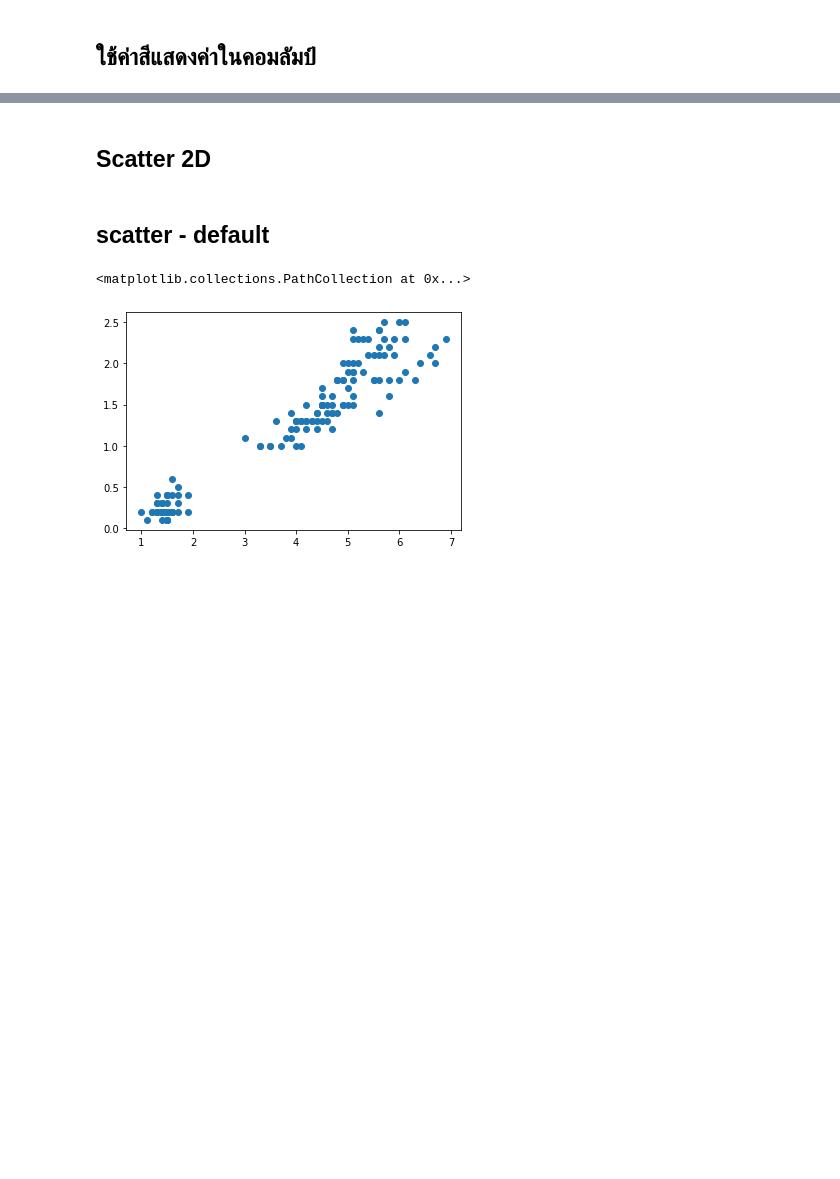
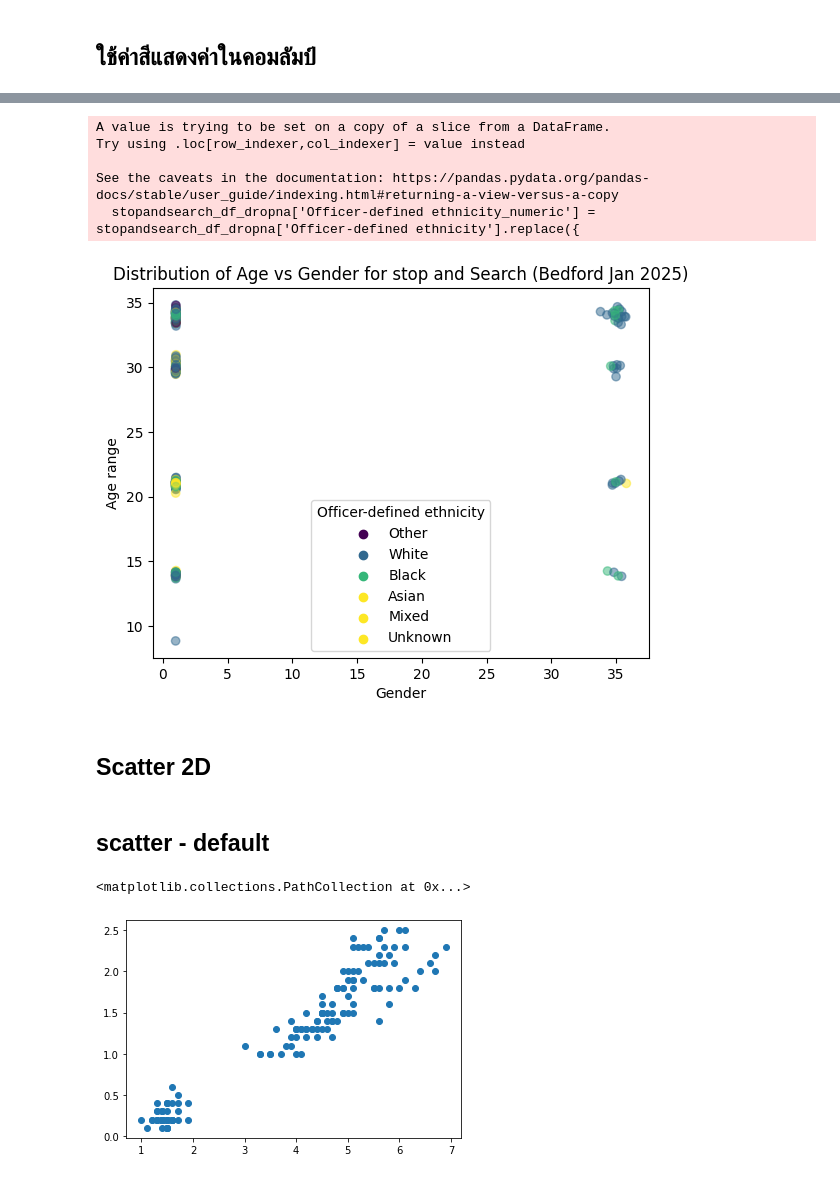
Before and after one commit to Tanny-H/dataviz2025, a Jupyter notebook: Visualize_Data_Distribution.ipynb, the cells around one changed output, grey strips where cells are left out. Cells and saved outputs as stored; diff of their text form; code cells hidden in the pictures; blank space fills up the shorter version.

```diff
--- a/Visualize_Data_Distribution.ipynb
+++ b/Visualize_Data_Distribution.ipynb
@@ -191,3 +212,36 @@ plt.scattler(stopandsearch_df_dropna['Gender'],stopandsearch_df_dropna['Age rang
+# %%
+stopandsearch_df_dropna['Officer-defined ethnicity_numeric'] = stopandsearch_df_dropna['Officer-defined ethnicity'].replace({
+    'Other': 0,
+    'White': 1,
+    'Black': 2,
+    'Asian': 3,
+    'Mixed': 4,
+    'Unknown': 5
+})
+
+# Create a scatter plot with colors based on the numeric ethnicity
+scatter = plt.scatter(stopandsearch_df_dropna['Gender'],
+                      stopandsearch_df_dropna['Age range'],
+                      c=stopandsearch_df_dropna['Officer-defined ethnicity_numeric'],
+                      alpha=0.5)
+
+# Create a legend
+legend_elements = [plt.scatter([], [], marker='o', color=scatter.cmap(scatter.norm(i)), label=label)
+                   for i, label in enumerate(['Other', 'White', 'Black', 'Asian', 'Mixed', 'Unknown'])]
+
+plt.legend(handles=legend_elements, title='Officer-defined ethnicity')
+
+plt.title('Distribution of Age vs Gender for stop and Search (Bedford Jan 2025)')
+plt.xlabel('Gender')
+plt.ylabel('Age range')
+plt.show()
+# %% [output]
+A value is trying to be set on a copy of a slice from a DataFrame.
+Try using .loc[row_indexer,col_indexer] = value instead
+
+See the caveats in the documentation: https://pandas.pydata.org/pandas-docs/stable/user_guide/indexing.html#returning-a-view-versus-a-copy
+  stopandsearch_df_dropna['Officer-defined ethnicity_numeric'] = stopandsearch_df_dropna['Officer-defined ethnicity'].replace({
+[figure, added]
 # %% [markdown]
 ## Scatter 2D
 # %% [markdown]
```
Also changed, not shown: parts of 17 cells of this notebook.
